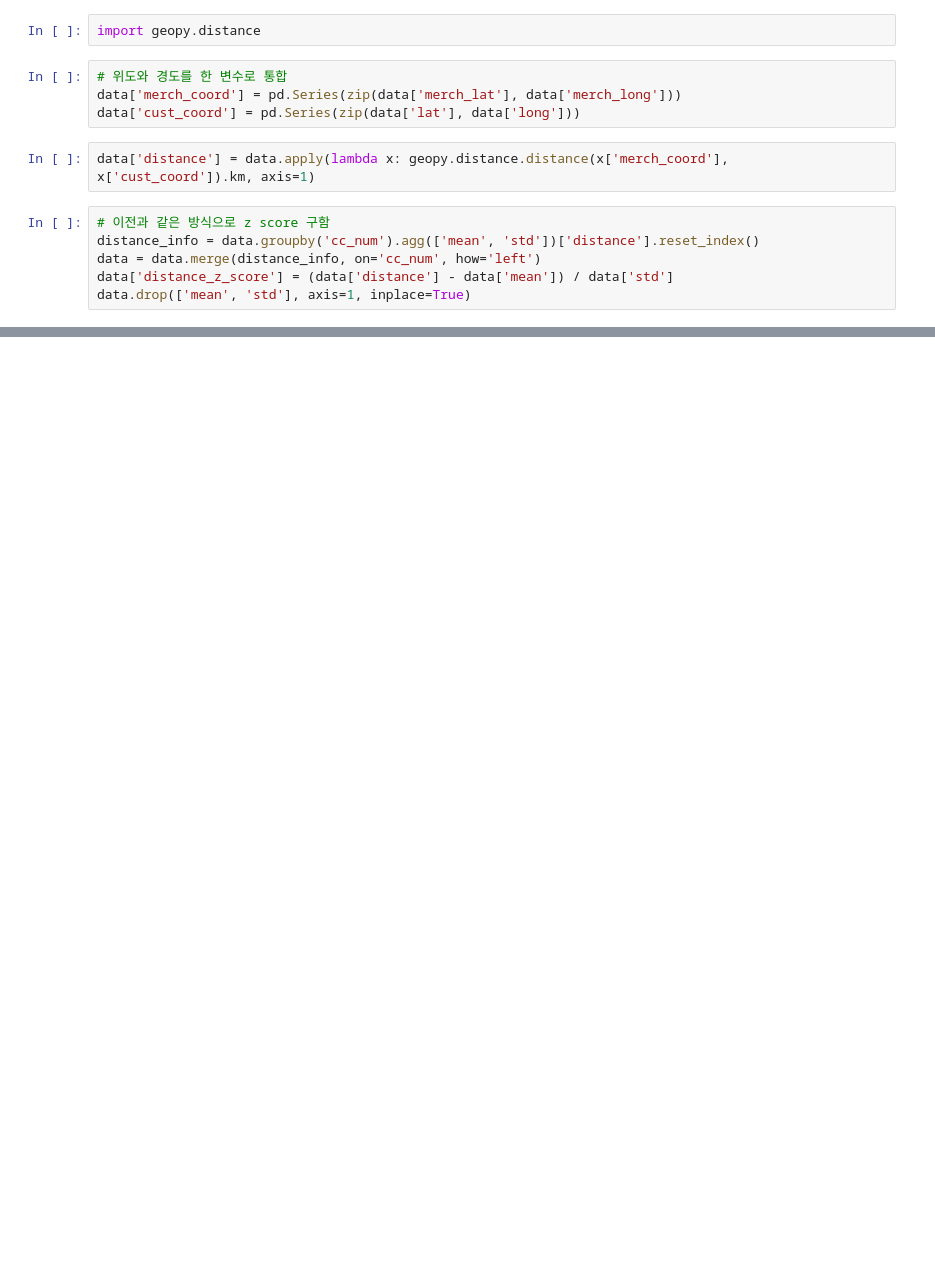
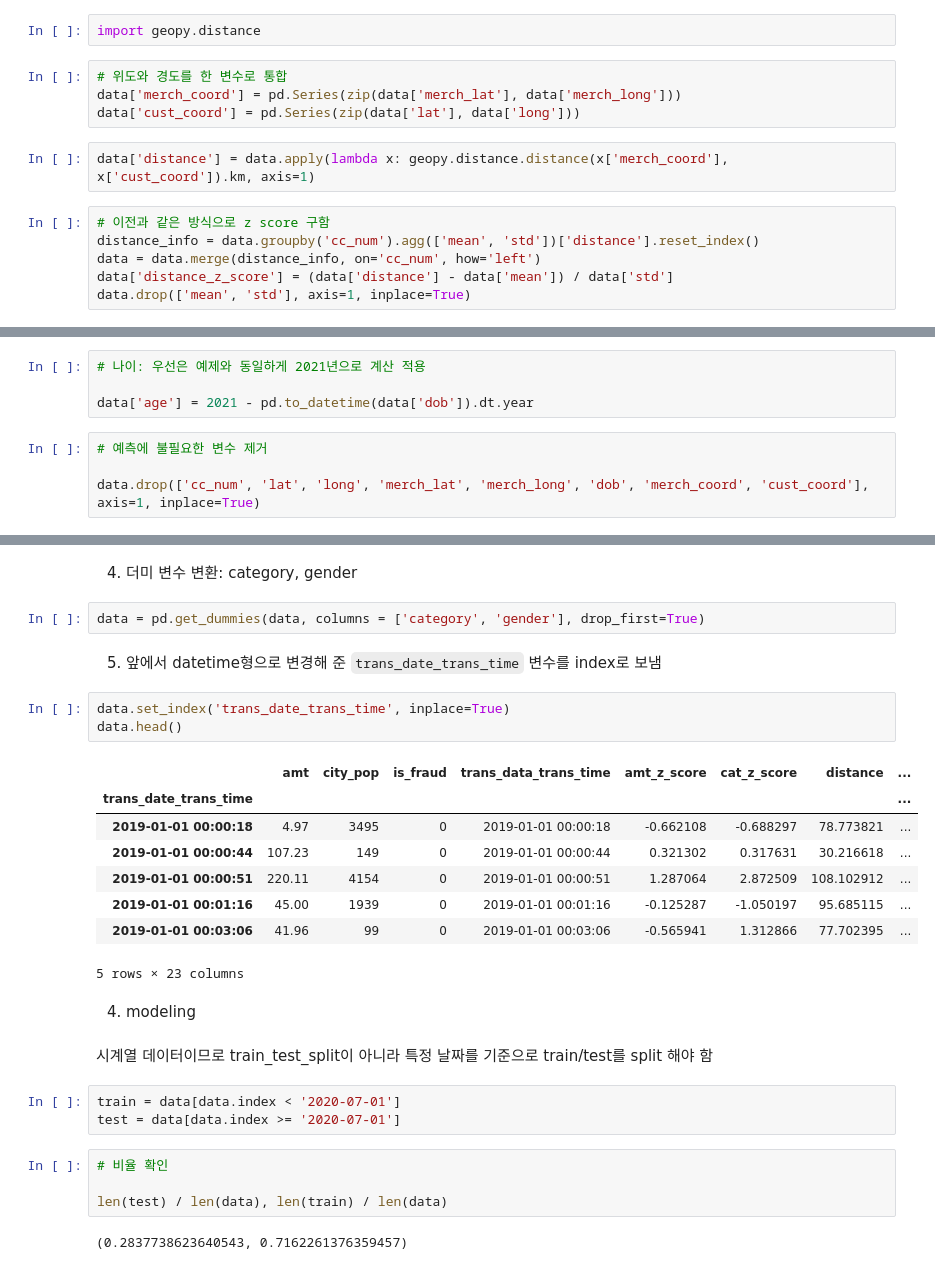
Before and after one commit to yk-Jeong/dsnote_examples, a Jupyter notebook: dsnote_11_lightGBM.ipynb, the cells around one changed output, grey strips where cells are left out. Cells and saved outputs as stored; diff of their text form; blank space fills up the shorter version.

```diff
--- a/dsnote_11_lightGBM.ipynb
+++ b/dsnote_11_lightGBM.ipynb
@@ -175,0 +189,8 @@ data.head()
+# %%
+# 나이: 우선은 예제와 동일하게 2021년으로 계산 적용
+
+data['age'] = 2021 - pd.to_datetime(data['dob']).dt.year
+# %%
+# 예측에 불필요한 변수 제거
+
+data.drop(['cc_num', 'lat', 'long', 'merch_lat', 'merch_long', 'dob', 'merch_coord', 'cust_coord'], axis=1, inplace=True)
@@ -175,0 +206,31 @@ data.head()
+# %% [markdown]
+4) 더미 변수 변환: category, gender
+# %%
+data = pd.get_dummies(data, columns = ['category', 'gender'], drop_first=True)
+# %% [markdown]
+5) 앞에서 datetime형으로 변경해 준 `trans_date_trans_time` 변수를 index로 보냄
+# %%
+data.set_index('trans_date_trans_time', inplace=True)
+data.head()
+# %% [output]
+|  | amt | city_pop | is_fraud | trans_data_trans_time | amt_z_score | cat_z_score | distance | ... |
+| trans_date_trans_time |  |  |  |  |  |  |  | ... |
+| 2019-01-01 00:00:18 | 4.97 | 3495 | 0 | 2019-01-01 00:00:18 | -0.662108 | -0.688297 | 78.773821 | ... |
+| 2019-01-01 00:00:44 | 107.23 | 149 | 0 | 2019-01-01 00:00:44 | 0.321302 | 0.317631 | 30.216618 | ... |
+| 2019-01-01 00:00:51 | 220.11 | 4154 | 0 | 2019-01-01 00:00:51 | 1.287064 | 2.872509 | 108.102912 | ... |
+| 2019-01-01 00:01:16 | 45.00 | 1939 | 0 | 2019-01-01 00:01:16 | -0.125287 | -1.050197 | 95.685115 | ... |
+| 2019-01-01 00:03:06 | 41.96 | 99 | 0 | 2019-01-01 00:03:06 | -0.565941 | 1.312866 | 77.702395 | ... |
+5 rows × 23 columns
+# %% [markdown]
+4. modeling
+# %% [markdown]
+시계열 데이터이므로 train_test_split이 아니라 특정 날짜를 기준으로 train/test를 split 해야 함
+# %%
+train = data[data.index < '2020-07-01']
+test = data[data.index >= '2020-07-01']
+# %%
+# 비율 확인
+
+len(test) / len(data), len(train) / len(data)
+# %% [output]
+(0.2837738623640543, 0.7162261376359457)
```
Also changed, not shown: parts of 18 cells of this notebook.
